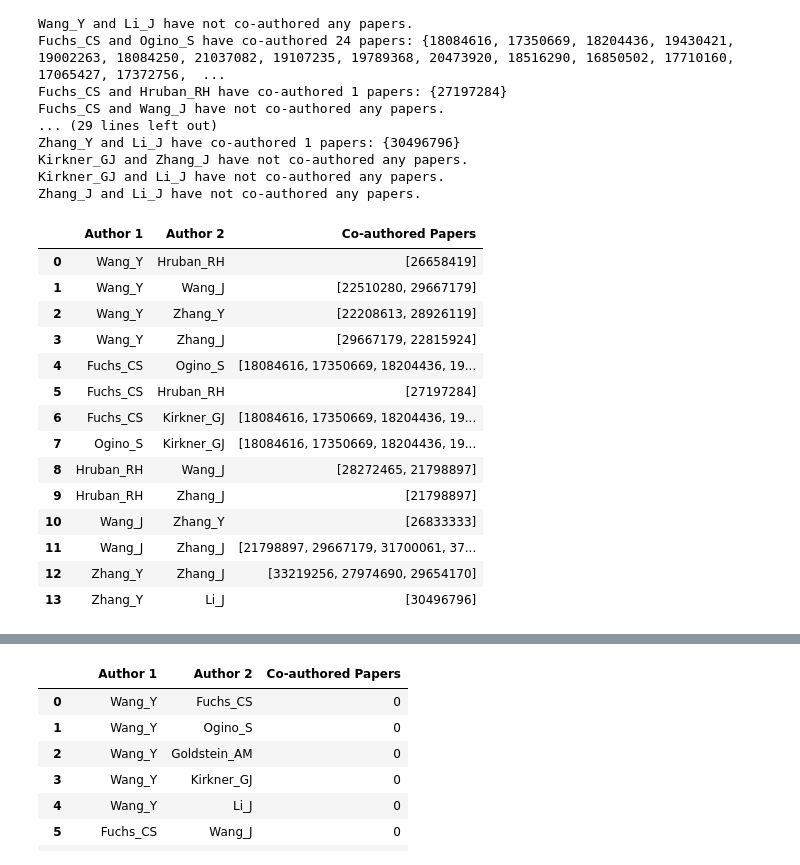
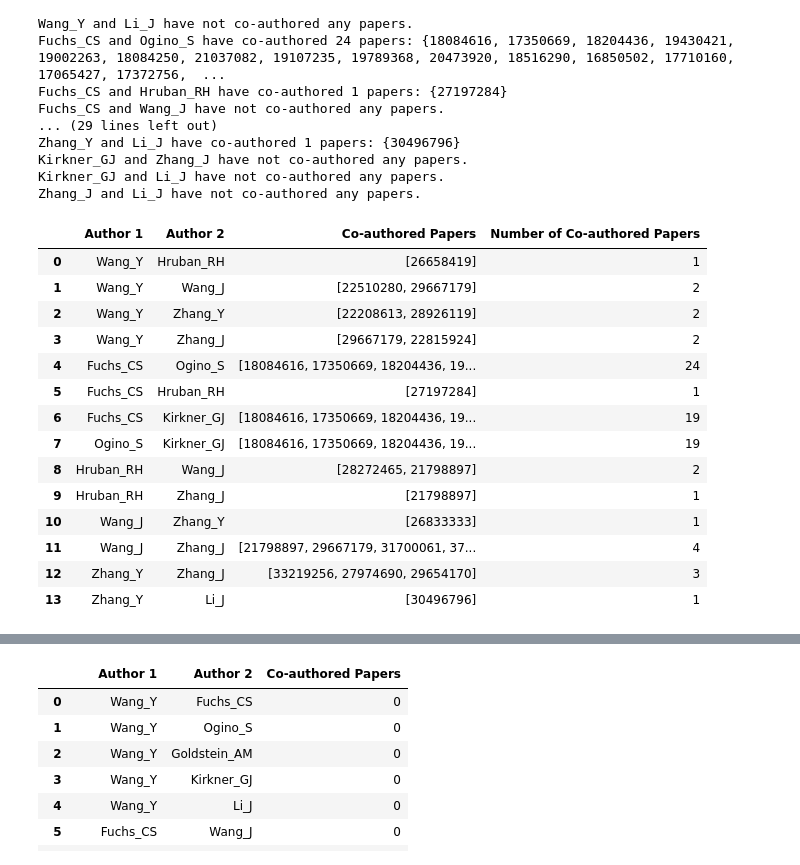
Before and after one commit to ThanakornMix/G1-Consulting-Data-Science, a Jupyter notebook: Consulting.ipynb, the cells around one changed output, grey strips where cells are left out. Cells and saved outputs as stored; diff of their text form; code cells hidden in the pictures.

Commit message:
update: Trend of top 10 researcher

```diff
--- a/Consulting.ipynb
+++ b/Consulting.ipynb
@@ -152,7 +156,8 @@ author_counts = cancer_rows['ResearcherID'].value_counts().reset_index()
 author_counts.columns = ['ResearcherID', 'Count']
 # Sort into descending order
 author_counts = author_counts.sort_values(by='Count', ascending=False)
-print(author_counts.head(10))
+most_published_authors = author_counts.head(10)
+print(most_published_authors)
 # %% [output]
    ResearcherID  Count
 0        Wang_Y     27
@@ -168,8 +173,6 @@ print(author_counts.head(10))
 # %% [markdown]
 ### Collaboration Patterns
 # %%
-from itertools import combinations
-
 # Create empty dataframes to ammend
 df_coauthored = []
 df_no_coauthored = []
@@ -182,6 +185,13 @@ author_pairs = list(combinations(top_10_authors, 2))
 
 # Create a dictionary to store the pair and the papers they've co-authored
 coauthored_together = {pair: set() for pair in author_pairs}
+
+# Create a 'collaboration' DataFrame with necessary columns (PMID, Collaborators)
+collaboration = cancer_rows[['PMID', 'ResearcherID']].copy()
+
+# Group by PMID and aggregate ResearcherIDs into a list of collaborators
+collaboration = collaboration.groupby('PMID')['ResearcherID'].agg(lambda x: ','.join(x)).reset_index()
+collaboration.columns = ['PMID', 'Collaborators']
 
 paper_to_collaborators = collaboration.set_index('PMID')['Collaborators'].to_dict()
 
@@ -235,20 +245,23 @@ Kirkner_GJ and Li_J have not co-authored any papers.
 Zhang_J and Li_J have not co-authored any papers.
 # %%
 # List of authors who have worked together and the papers they have co-authored
+# count the number of co-authored papers
+df_coauthored['Number of Co-authored Papers'] = df_coauthored['Co-authored Papers'].apply(len)
+
 df_coauthored
 # %% [output]
-|  | Author 1 | Author 2 | Co-authored Papers |
-| 0 | Wang_Y | Hruban_RH | [26658419] |
-| 1 | Wang_Y | Wang_J | [22510280, 29667179] |
-| 2 | Wang_Y | Zhang_Y | [22208613, 28926119] |
-| 3 | Wang_Y | Zhang_J | [29667179, 22815924] |
-| 4 | Fuchs_CS | Ogino_S | [18084616, 17350669, 18204436, 19... |
-| 5 | Fuchs_CS | Hruban_RH | [27197284] |
-| 6 | Fuchs_CS | Kirkner_GJ | [18084616, 17350669, 18204436, 19... |
-| 7 | Ogino_S | Kirkner_GJ | [18084616, 17350669, 18204436, 19... |
-| 8 | Hruban_RH | Wang_J | [28272465, 21798897] |
-| 9 | Hruban_RH | Zhang_J | [21798897] |
-| 10 | Wang_J | Zhang_Y | [26833333] |
-| 11 | Wang_J | Zhang_J | [21798897, 29667179, 31700061, 37... |
-| 12 | Zhang_Y | Zhang_J | [33219256, 27974690, 29654170] |
-| 13 | Zhang_Y | Li_J | [30496796] |
+|  | Author 1 | Author 2 | Co-authored Papers | Number of Co-authored Papers |
+| 0 | Wang_Y | Hruban_RH | [26658419] | 1 |
+| 1 | Wang_Y | Wang_J | [22510280, 29667179] | 2 |
+| 2 | Wang_Y | Zhang_Y | [22208613, 28926119] | 2 |
+| 3 | Wang_Y | Zhang_J | [29667179, 22815924] | 2 |
+| 4 | Fuchs_CS | Ogino_S | [18084616, 17350669, 18204436, 19... | 24 |
+| 5 | Fuchs_CS | Hruban_RH | [27197284] | 1 |
+| 6 | Fuchs_CS | Kirkner_GJ | [18084616, 17350669, 18204436, 19... | 19 |
+| 7 | Ogino_S | Kirkner_GJ | [18084616, 17350669, 18204436, 19... | 19 |
+| 8 | Hruban_RH | Wang_J | [28272465, 21798897] | 2 |
+| 9 | Hruban_RH | Zhang_J | [21798897] | 1 |
+| 10 | Wang_J | Zhang_Y | [26833333] | 1 |
+| 11 | Wang_J | Zhang_J | [21798897, 29667179, 31700061, 37... | 4 |
+| 12 | Zhang_Y | Zhang_J | [33219256, 27974690, 29654170] | 3 |
+| 13 | Zhang_Y | Li_J | [30496796] | 1 |
```
Also changed, not shown: parts of 9 cells of this notebook.
